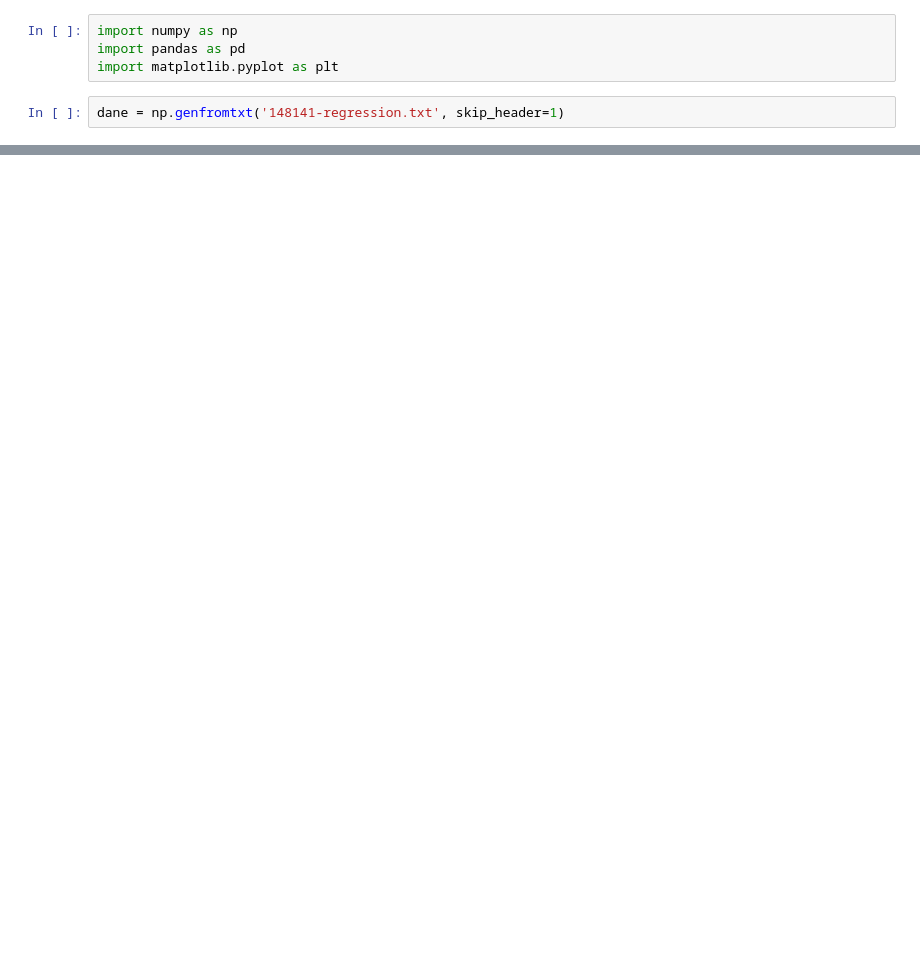
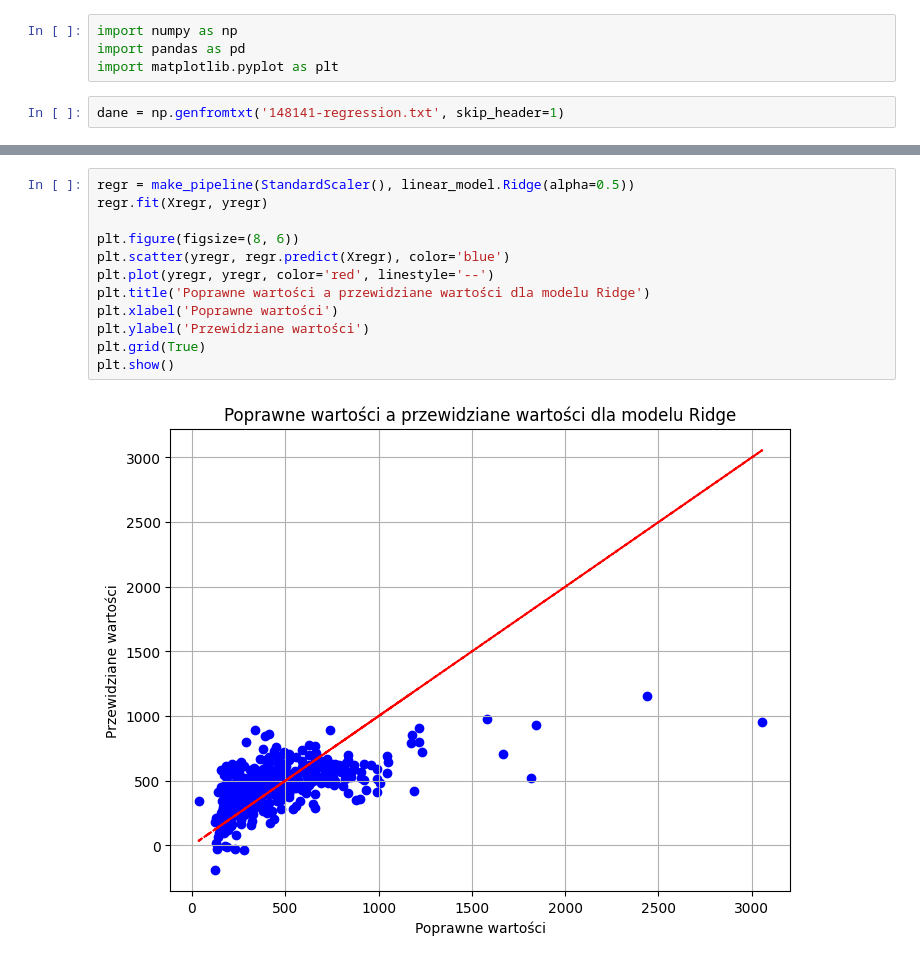
Before and after one commit to maciej-wieczorek/ai, a Jupyter notebook: SU/lab/lab5/lab5.ipynb, the cells around one changed output, grey strips where cells are left out. Saved outputs shown, nothing was run; the diff lists cells and outputs as text; blank space fills up the shorter version.

```diff
--- a/SU/lab/lab5/lab5.ipynb
+++ b/SU/lab/lab5/lab5.ipynb
@@ -50,0 +230,14 @@ plt.savefig('test.png')
+# %%
+regr = make_pipeline(StandardScaler(), linear_model.Ridge(alpha=0.5))
+regr.fit(Xregr, yregr)
+
+plt.figure(figsize=(8, 6))
+plt.scatter(yregr, regr.predict(Xregr), color='blue')
+plt.plot(yregr, yregr, color='red', linestyle='--')
+plt.title('Poprawne wartości a przewidziane wartości dla modelu Ridge')
+plt.xlabel('Poprawne wartości')
+plt.ylabel('Przewidziane wartości')
+plt.grid(True)
+plt.show()
+# %% [output]
+[figure, added]
```
Also changed, not shown: parts of 19 cells of this notebook, 11 other files.
